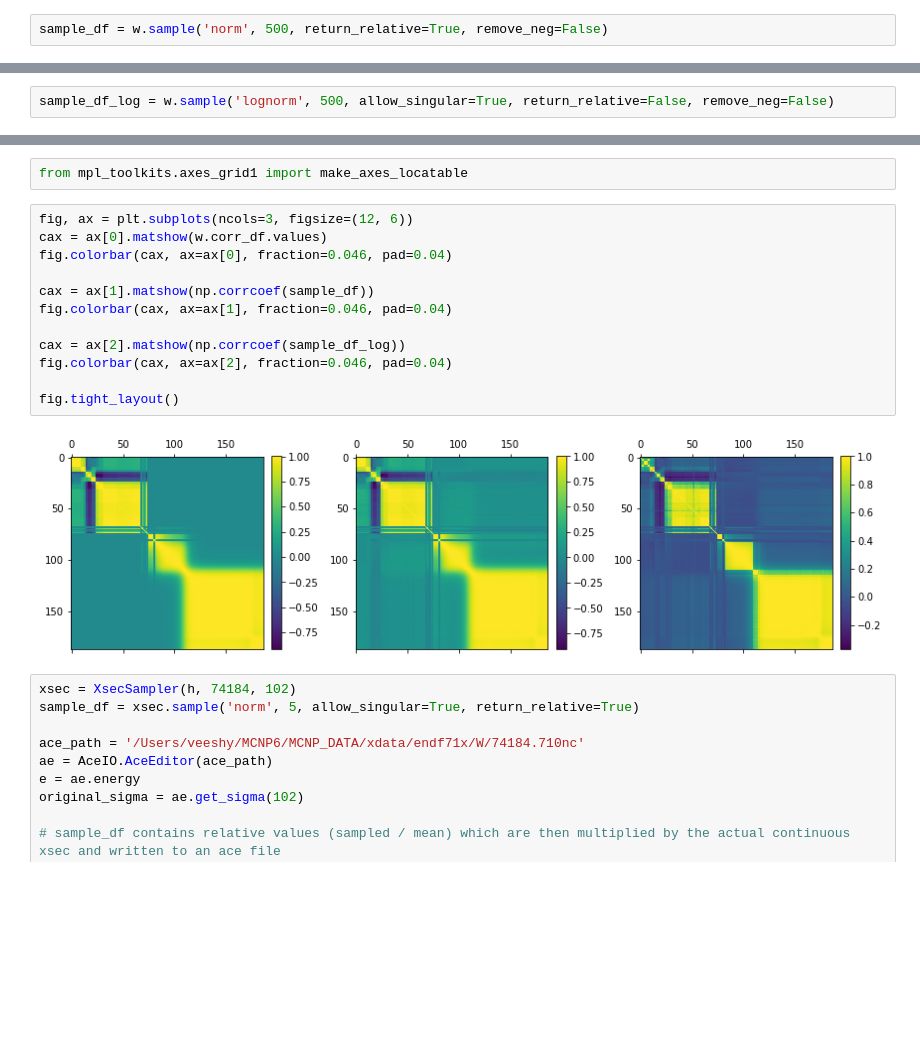
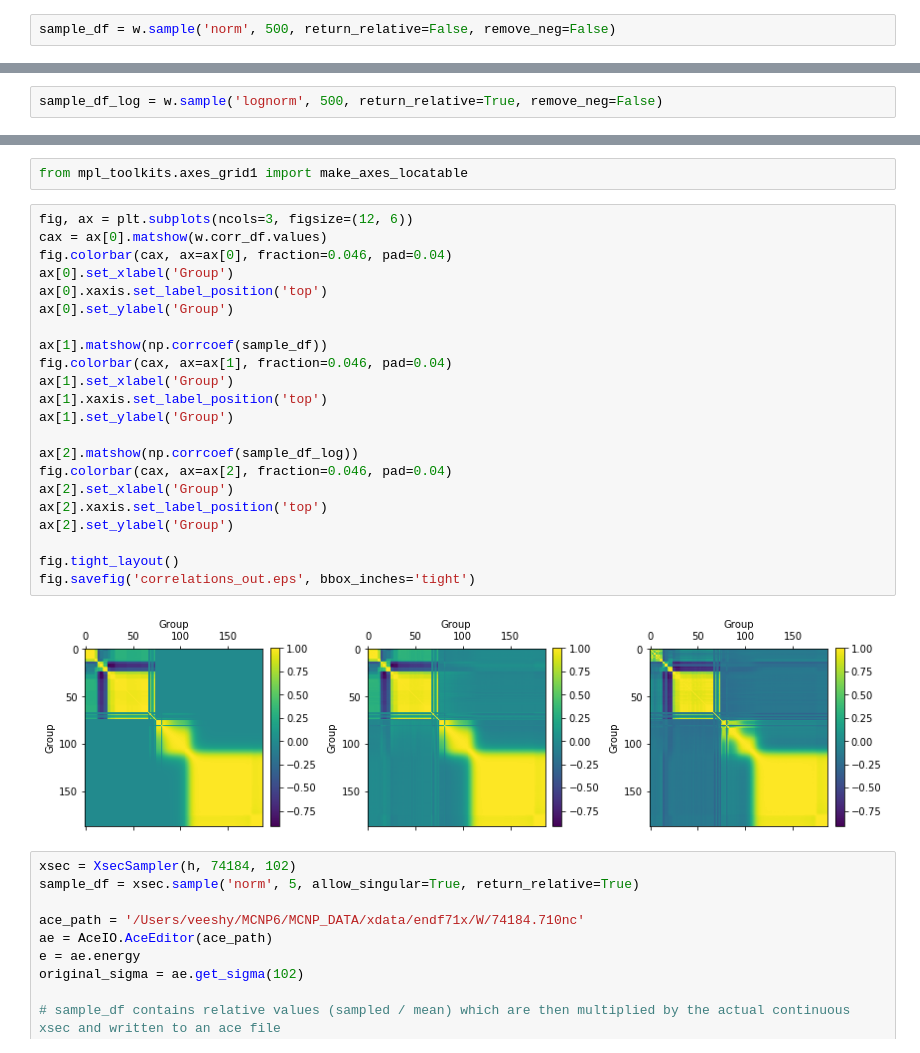
Before and after one commit to veeshy/ASAPy, a Jupyter notebook: explore_cov.ipynb, the cells around one changed output, grey strips where cells are left out. Saved outputs shown, nothing was run; the diff lists cells and outputs as text; blank space fills up the shorter version.

```diff
--- a/explore_cov.ipynb
+++ b/explore_cov.ipynb
@@ -98,5 +138,5 @@ Min eig of cov: -0.00019574466040146046
 # %%
-sample_df = w.sample('norm', 500, return_relative=True, remove_neg=False)
+sample_df = w.sample('norm', 500, return_relative=False, remove_neg=False)
 # %%
 plt.loglog(x135m_102_std['e high'], x135m_102_std['s.d.(1)']**2, drawstyle='steps-mid', label='Diag(cov) Before')
 plt.loglog(x135m_102_std['e high'], np.diag(np.cov(sample_df)), drawstyle='steps-mid', label='Diag(cov) After')
@@ -106,7 +146,7 @@ plt.legend()
 <matplotlib.legend.Legend at 0x...>
 [figure]
 # %%
-sample_df_log = w.sample('lognorm', 500, allow_singular=True, return_relative=False, remove_neg=False)
+sample_df_log = w.sample('lognorm', 500, return_relative=True, remove_neg=False)
 # %%
 plt.loglog(x135m_102_std['e high'], x135m_102_std['s.d.(1)']**2, drawstyle='steps-mid', label='Diag(cov) Before')
 plt.loglog(x135m_102_std['e high'], np.diag(np.cov(sample_df_log)), drawstyle='steps-mid', label='Diag(cov) After (no norm/log scaling)')
@@ -134,17 +178,27 @@ from mpl_toolkits.axes_grid1 import make_axes_locatable
 # %%
 fig, ax = plt.subplots(ncols=3, figsize=(12, 6))
 cax = ax[0].matshow(w.corr_df.values)
 fig.colorbar(cax, ax=ax[0], fraction=0.046, pad=0.04)
+ax[0].set_xlabel('Group')
+ax[0].xaxis.set_label_position('top')
+ax[0].set_ylabel('Group')
 
-cax = ax[1].matshow(np.corrcoef(sample_df))
+ax[1].matshow(np.corrcoef(sample_df))
 fig.colorbar(cax, ax=ax[1], fraction=0.046, pad=0.04)
+ax[1].set_xlabel('Group')
+ax[1].xaxis.set_label_position('top')
+ax[1].set_ylabel('Group')
 
-cax = ax[2].matshow(np.corrcoef(sample_df_log))
+ax[2].matshow(np.corrcoef(sample_df_log))
 fig.colorbar(cax, ax=ax[2], fraction=0.046, pad=0.04)
+ax[2].set_xlabel('Group')
+ax[2].xaxis.set_label_position('top')
+ax[2].set_ylabel('Group')
 
 fig.tight_layout()
+fig.savefig('correlations_out.eps', bbox_inches='tight')
 # %% [output]
-[figure, old version]
+[figure, new version]
 # %%
 xsec = XsecSampler(h, 74184, 102)
 sample_df = xsec.sample('norm', 5, allow_singular=True, return_relative=True)
```
Also changed, not shown: parts of 7 cells of this notebook, 1 other file.
